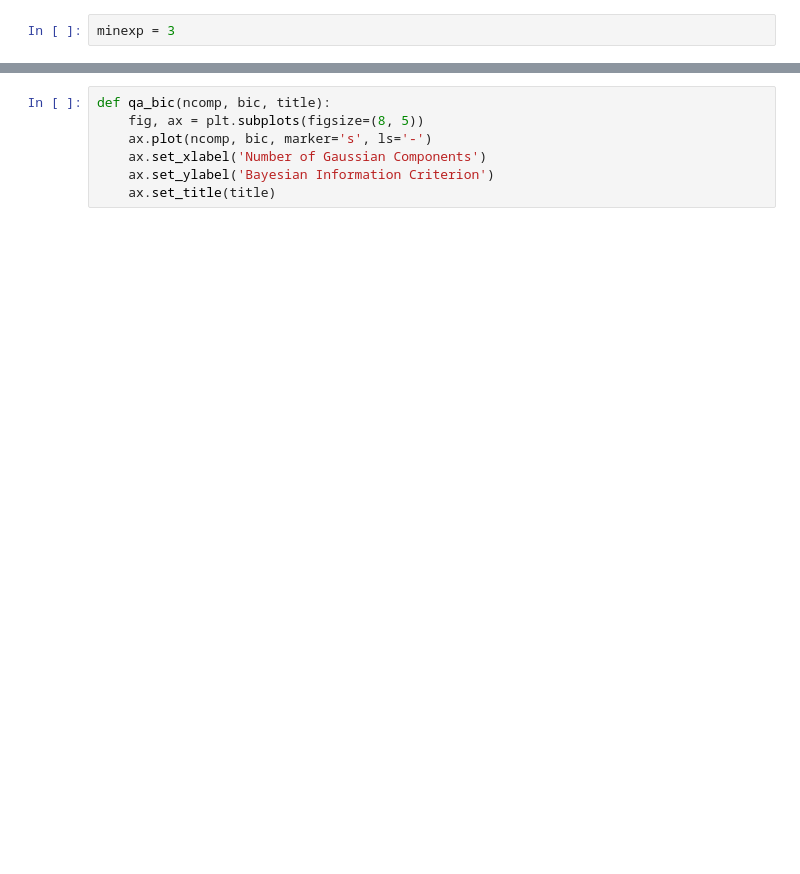
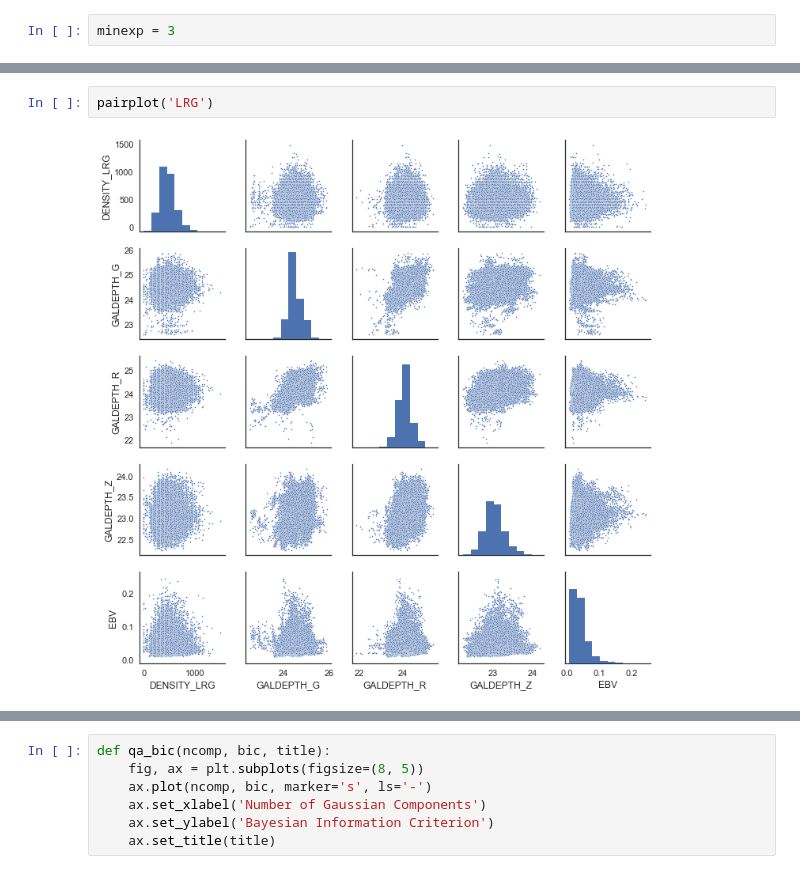
Before and after one commit to desihub/desitarget, a Jupyter notebook: doc/nb/target-fluctuations.ipynb, the cells around one changed output, grey strips where cells are left out. Drawn from its saved outputs; the diff is of its cells as text; blank space fills up the shorter version.

```diff
--- a/doc/nb/target-fluctuations.ipynb
+++ b/doc/nb/target-fluctuations.ipynb
@@ -59,0 +75,4 @@ There are 42790 / 152849 healpixels with >=3 exposures in grz.
+# %%
+pairplot('LRG')
+# %% [output]
+[figure, added]
```
Also changed, not shown: parts of 24 cells of this notebook.
